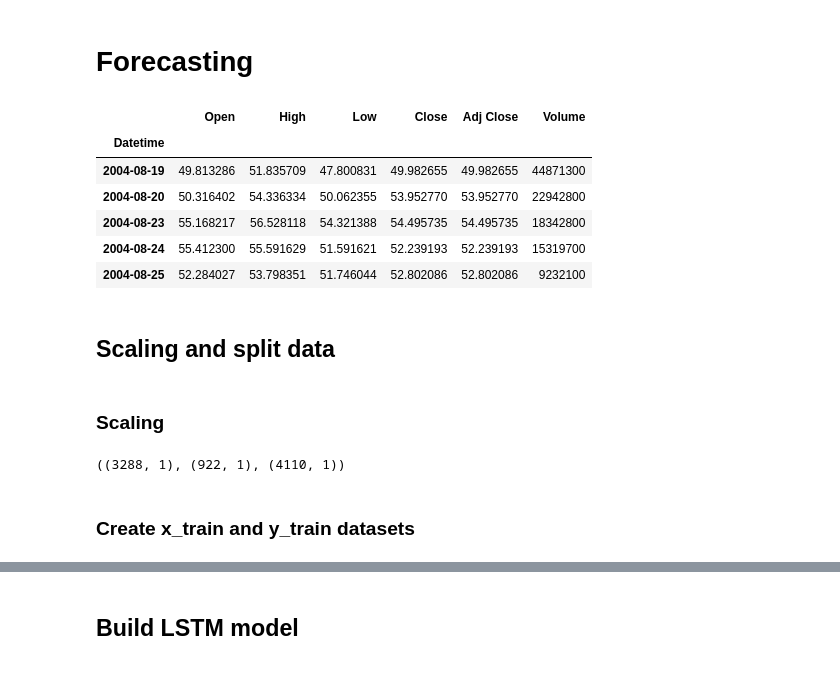
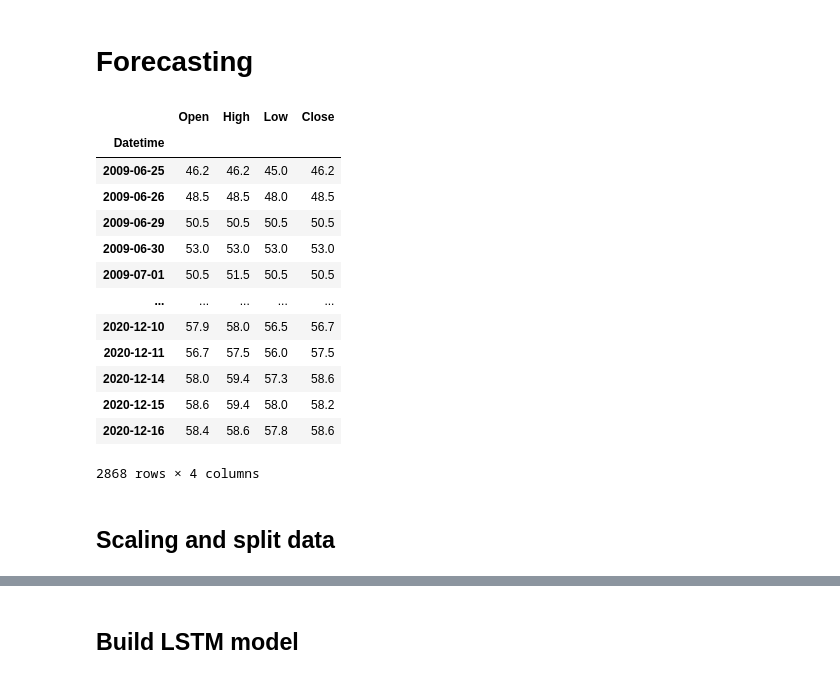
Before and after one commit to cripplinmuffin/khdlud_dack, a Jupyter notebook: test.ipynb, the cells around one changed output, grey strips where cells are left out. Cells and saved outputs as stored; diff of their text form; code cells hidden in the pictures.

```diff
--- a/test.ipynb
+++ b/test.ipynb
@@ -71,36 +96,23 @@ AAPL
 # %% [markdown]
 # Forecasting
 # %%
-goog = pd.read_csv('./data/' + 'GOOG' + '.csv', parse_dates={'Datetime':['Date']})
-goog.set_index(['Datetime'], inplace = True)
-goog.head()
+BVH = pd.read_csv('BVH.csv', parse_dates={'Datetime':['Date']}).iloc[::-1]
+BVH.set_index(['Datetime'], inplace = True)
+BVH
 # %% [output]
-|  | Open | High | Low | Close | Adj Close | Volume |
-| Datetime |  |  |  |  |  |  |
-| 2004-08-19 | 49.813286 | 51.835709 | 47.800831 | 49.982655 | 49.982655 | 44871300 |
-| 2004-08-20 | 50.316402 | 54.336334 | 50.062355 | 53.952770 | 53.952770 | 22942800 |
-| 2004-08-23 | 55.168217 | 56.528118 | 54.321388 | 54.495735 | 54.495735 | 18342800 |
-| 2004-08-24 | 55.412300 | 55.591629 | 51.591621 | 52.239193 | 52.239193 | 15319700 |
-| 2004-08-25 | 52.284027 | 53.798351 | 51.746044 | 52.802086 | 52.802086 | 9232100 |
+|  | Open | High | Low | Close |
+| Datetime |  |  |  |  |
+| 2009-06-25 | 46.2 | 46.2 | 45.0 | 46.2 |
+| 2009-06-26 | 48.5 | 48.5 | 48.0 | 48.5 |
+| 2009-06-29 | 50.5 | 50.5 | 50.5 | 50.5 |
+| 2009-06-30 | 53.0 | 53.0 | 53.0 | 53.0 |
+| 2009-07-01 | 50.5 | 51.5 | 50.5 | 50.5 |
+| ... | ... | ... | ... | ... |
+| 2020-12-10 | 57.9 | 58.0 | 56.5 | 56.7 |
+| 2020-12-11 | 56.7 | 57.5 | 56.0 | 57.5 |
+| 2020-12-14 | 58.0 | 59.4 | 57.3 | 58.6 |
+| 2020-12-15 | 58.6 | 59.4 | 58.0 | 58.2 |
+| 2020-12-16 | 58.4 | 58.6 | 57.8 | 58.6 |
+2868 rows × 4 columns
 # %% [markdown]
 ## Scaling and split data
-# %% [markdown]
-### Scaling
-# %%
-# Lấy 80% đầu tiên làm tập train, dữ liệu time series ko có split random đc
-split_threshold = math.ceil(len(goog['Close'])*0.8)
-# 100 ngày trước i -> x, ra kết quả y -> ngày thứ i (ngày thứ 61)
-time_window = 100
-
-scaler = MinMaxScaler(feature_range=(0,1))
-
-scaled_data = scaler.fit_transform(goog['Close'].to_numpy().reshape(-1, 1))
-
-train = scaled_data[:split_threshold]
-test = scaled_data[split_threshold - time_window:] # Test cần lấy n ngày trước để tạo x_test cho valid[0]
-
-train.shape, test.shape, scaled_data.shape
-# %% [output]
-((3288, 1), (922, 1), (4110, 1))
-# %% [markdown]
-### Create x_train and y_train datasets
```
Also changed, not shown: parts of 37 cells of this notebook, 8 other files.
